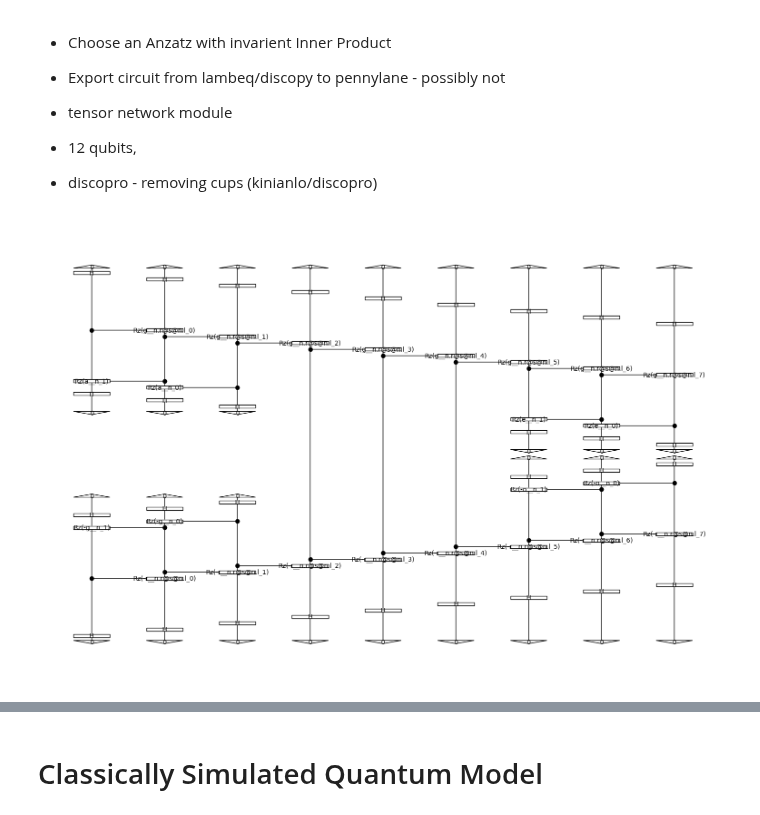
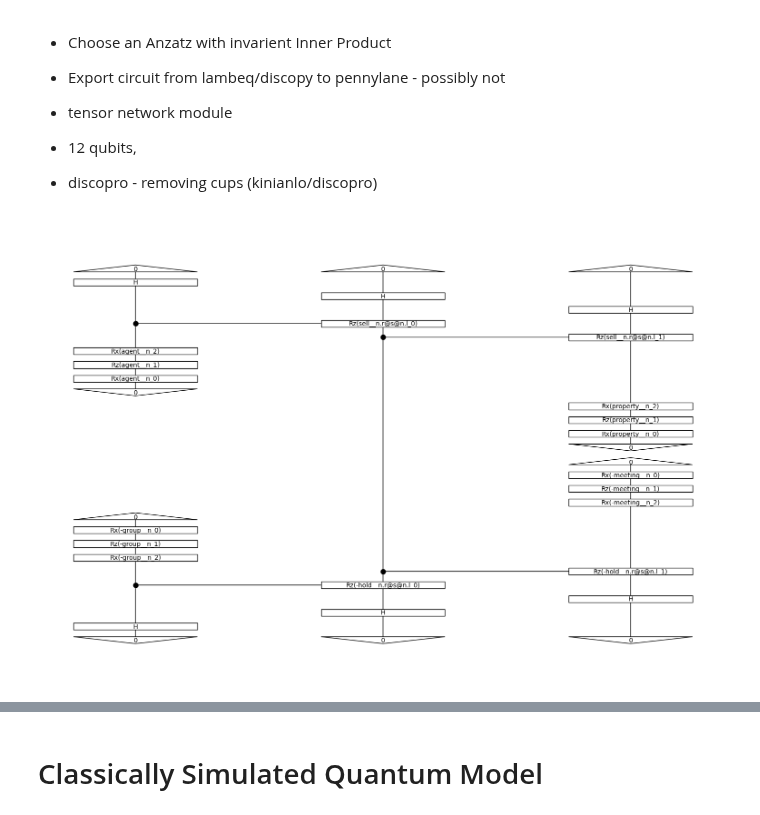
Before and after one commit to henry-dev-atkins/QNLP_MasterWork, a Jupyter notebook: IanMeeting.ipynb, the cells around one changed output, grey strips where cells are left out. Saved outputs shown, nothing was run; the diff lists cells and outputs as text; code cells hidden in the pictures.

```diff
--- a/IanMeeting.ipynb
+++ b/IanMeeting.ipynb
@@ -272,16 +272,16 @@ def make_diagrams(row1, row2=None, drawing=False):
     sentence1 = grouped_data['subject'+str(1)][row1] + " " + grouped_data['verb'+str(1)][row1]  + " " + grouped_data['object'+str(1)][row1]
     sentence2 = grouped_data['subject'+str(2)][row2] + " " + grouped_data['verb'+str(2)][row2]  + " " + grouped_data['object'+str(2)][row2]
 
-    diagram1 = diagram_to_sentence(sentence1)
+    diagram1 = diagram_to_sentence(sentence1.split(" "))
     diagram1 = remove_cups(diagram1)
-    diagram2 = diagram_to_sentence(sentence2)
+    diagram2 = diagram_to_sentence(sentence2.split(" "))
     diagram2 = remove_cups(diagram2)
 
     if drawing:
         diagram1.draw(figsize=(14,3), fontsize=12)
     return diagram1, diagram2
 
-def make_circuit_from_diagrams(diagram1, diagram2, vector, drawing=False, qubits_noun=3, qubits_subject=3, upload_count=1):
+def make_circuit_from_diagrams(diagram1, diagram2, vector, drawing=False, qubits_noun=1, qubits_subject=1, upload_count=1):
     N = AtomicType.NOUN
     S = AtomicType.SENTENCE
 
@@ -289,31 +289,31 @@ def make_circuit_from_diagrams(diagram1, diagram2, vector, drawing=False, qubits
     ansatz = IQPAnsatz({N: qubits_noun, S: qubits_subject}, n_layers=upload_count)
 
     discopy_circuit1 = ansatz(diagram1)
     discopy_circuit2 = ansatz(diagram2)
     discopy_circuit2 = discopy_circuit2.dagger()
 
     discopy_circuit = discopy_circuit1 >> discopy_circuit2
 
     #Remove if neccessary...Encode vector into rotation gates
     #num_params = len(vector)
     #for i in range(num_params):
     #    qml.CNOT(wires=[i, i+1])
     #    qml.RX(vector[i][0], wires=i)
 
     if drawing:
         discopy_circuit.draw(figsize=(15, 10))
 
     pennylane_circuit = discopy_circuit.to_pennylane()
 
     return pennylane_circuit, discopy_circuit
 
 def make_circuit_from_data(row_number):
     diagram1, diagram2 = make_diagrams(row_number)
     vector = [(0.1, 0.2, 0.3), (0.4, 0.5, 0.6), (0.7, 0.8, 0.9), (1.0, 1.1, 1.2)]  # Example vector
     qml_circuit, discopy_circuit = make_circuit_from_diagrams(diagram1, diagram2, vector, False)
     return qml_circuit, discopy_circuit
 
 
 make_circuit_from_data(1)[1].draw(figsize=(15, 10))
 # %% [output]
-[figure, old version]
+[figure, new version]
```
Also changed, not shown: parts of 9 cells of this notebook, 2 other files.
